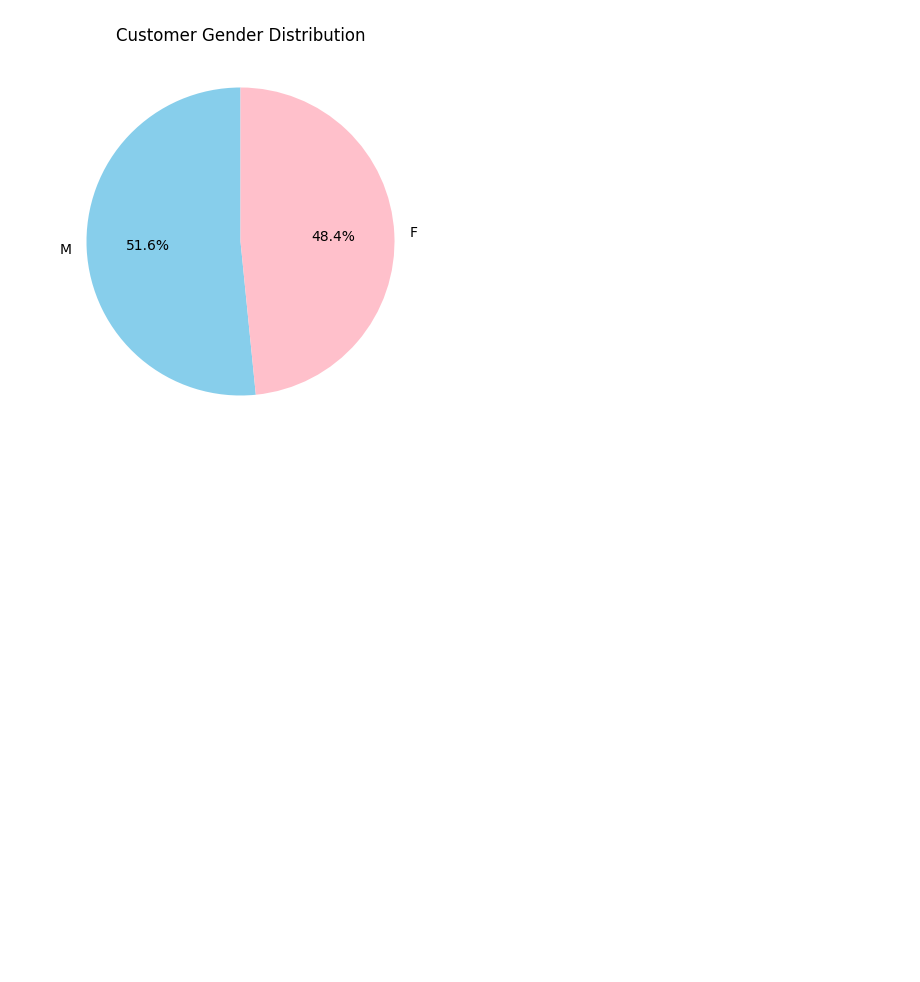
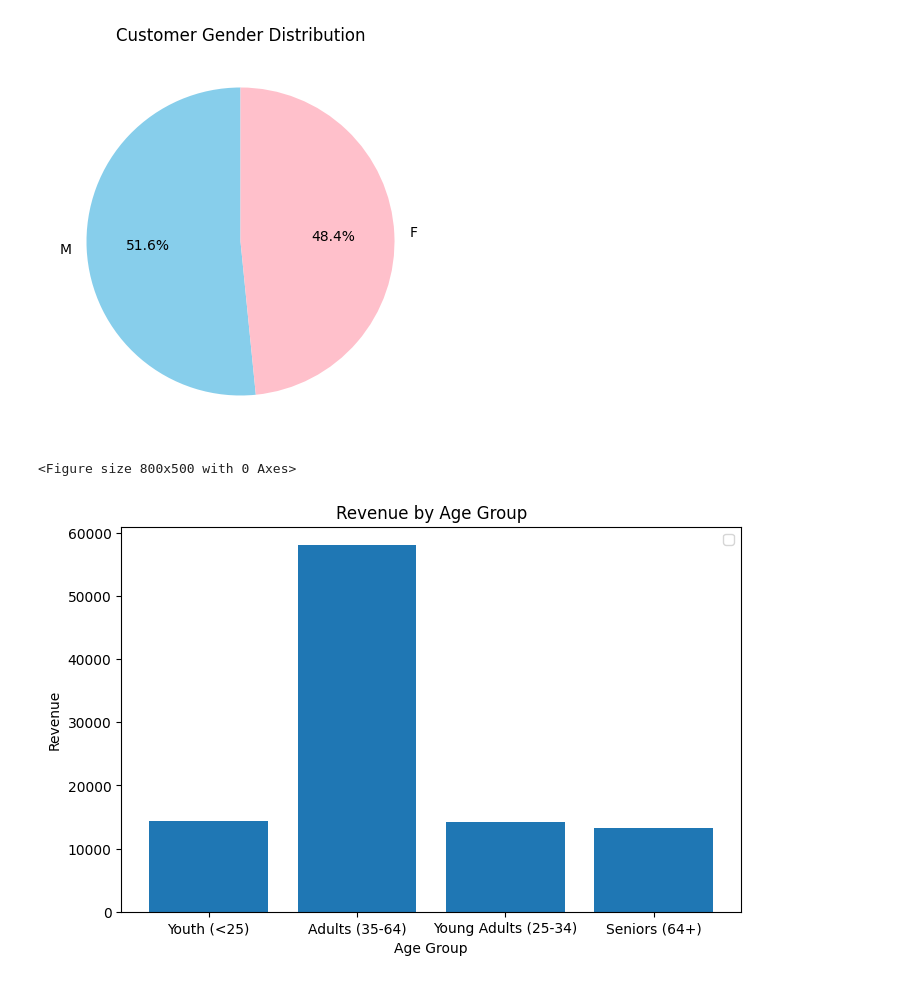
Before and after one commit to Ananthkrishnandayanithi/Entrans_task, a Jupyter notebook: AItask.ipynb, the cells around one changed output. Drawn from its saved outputs; the diff is of its cells as text; code cells hidden in the pictures; blank space fills up the shorter version.

Commit message:
Done till bar Graph

```diff
--- a/AItask.ipynb
+++ b/AItask.ipynb
@@ -209,3 +220,18 @@ def pie():
 pie()
 # %% [output]
 [figure]
+# %%
+def bargraph():
+    import matplotlib.pyplot as plt
+    plt.figure(figsize=(8, 5))
+    plt.figure(figsize=(8, 5))
+    plt.bar(df["Age_Group"], df["Revenue"])
+    plt.xlabel("Age Group")
+    plt.ylabel("Revenue")
+    plt.title("Revenue by Age Group")
+    plt.legend()
+    plt.show()
+bargraph()
+# %% [output]
+<Figure size 800x500 with 0 Axes>
+[figure, added]
```
Also changed, not shown: parts of 4 cells of this notebook.
